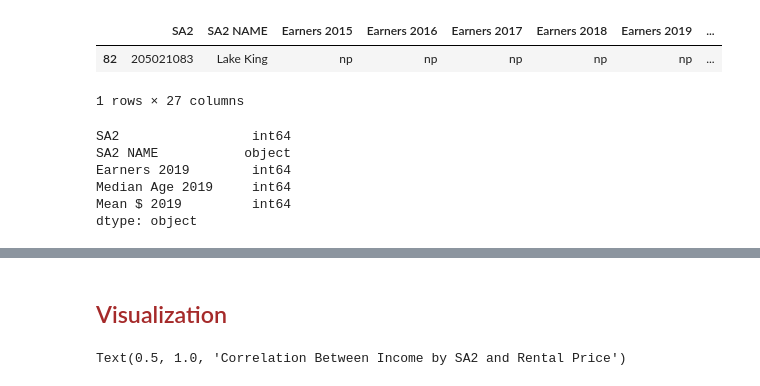
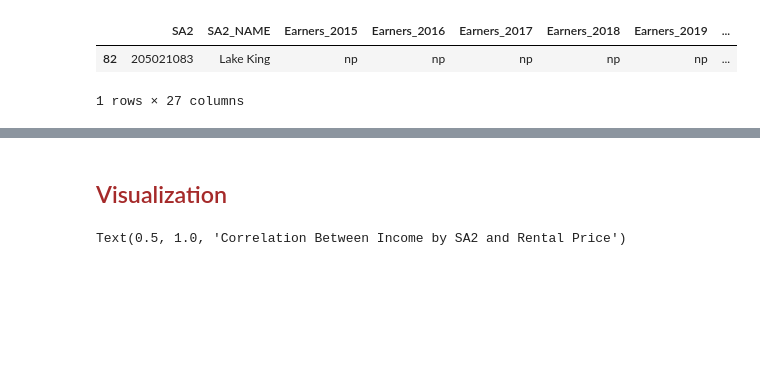
Before and after one commit to MAST30034-Applied-Data-Science/generic-real-estate-consulting-project-18, a Jupyter notebook: notebooks/Income_analysis.ipynb, the cells around one changed output, grey strips where cells are left out. Saved outputs shown, nothing was run; the diff lists cells and outputs as text; code cells hidden in the pictures; blank space fills up the shorter version.

```diff
--- a/notebooks/Income_analysis.ipynb
+++ b/notebooks/Income_analysis.ipynb
@@ -13,6 +10,11 @@ main_directory = os.getcwd().strip('notebooks')
 # %%
-prop_df = pd.read_csv(main_directory+"data/curated/rental_population.csv")
-income_df = pd.read_csv(main_directory+"data/curated/vic_income_by_sa2.csv")
+rental_data = pd.read_csv("../data/curated/rental/rental_properties_cleaned.csv")
+sf_SA2 = pd.read_csv("../data/curated/shapefiles/SA2_shape_clean.csv")
+income_df = pd.read_csv("../data/curated/vic_income_by_sa2.csv")
+
 # drop irrelevant columns
-#prop_df = prop_df.drop(columns=['Unnamed: 0.1', 'Unnamed: 0', 'index_right'])
 income_df = income_df.drop(columns=['Unnamed: 0'])
+
+sf_SA2['geometry'] = gpd.GeoSeries.from_wkt(sf_SA2['geometry'])
+gdf_SA2 = gpd.GeoDataFrame(sf_SA2, geometry= 'geometry')
+# gdf_SA2.drop(columns='Unnamed: 0', axis=1, inplace=True)
@@ -35,7 +120,7 @@ prop_df
 # %%
-income_df.loc[income_df['Earners 2019'] == 'np']
+income_df.loc[income_df['Earners_2019'] == 'np']
 # %% [output]
-|  | SA2 | SA2 NAME | Earners 2015 | Earners 2016 | Earners 2017 | Earners 2018 | Earners 2019 | ... |
+|  | SA2 | SA2_NAME | Earners_2015 | Earners_2016 | Earners_2017 | Earners_2018 | Earners_2019 | ... |
 | 82 | 205021083 | Lake King | np | np | np | np | np | ... |
 1 rows × 27 columns
 # %%
@@ -55,19 +145,2 @@ convert_dic = {'Earners 2015': int,
 
 income_df = income_df.astype(convert_dic)
-# %%
-#extract lastest income data (2019)
-income2019 = income_df[['SA2', 'SA2 NAME', 'Earners 2019', 'Median Age 2019', 'Mean $ 2019']]
-
-convert_dic = {'Earners 2019': int,
-            'Median Age 2019': int,
-            'Mean $ 2019': int }
-
-income2019 = income2019.astype(convert_dic)
-income2019.dtypes
-# %% [output]
-SA2                 int64
-SA2 NAME           object
-Earners 2019        int64
-Median Age 2019     int64
-Mean $ 2019         int64
-dtype: object
```
Also changed, not shown: parts of 27 cells of this notebook, 1 other file.
